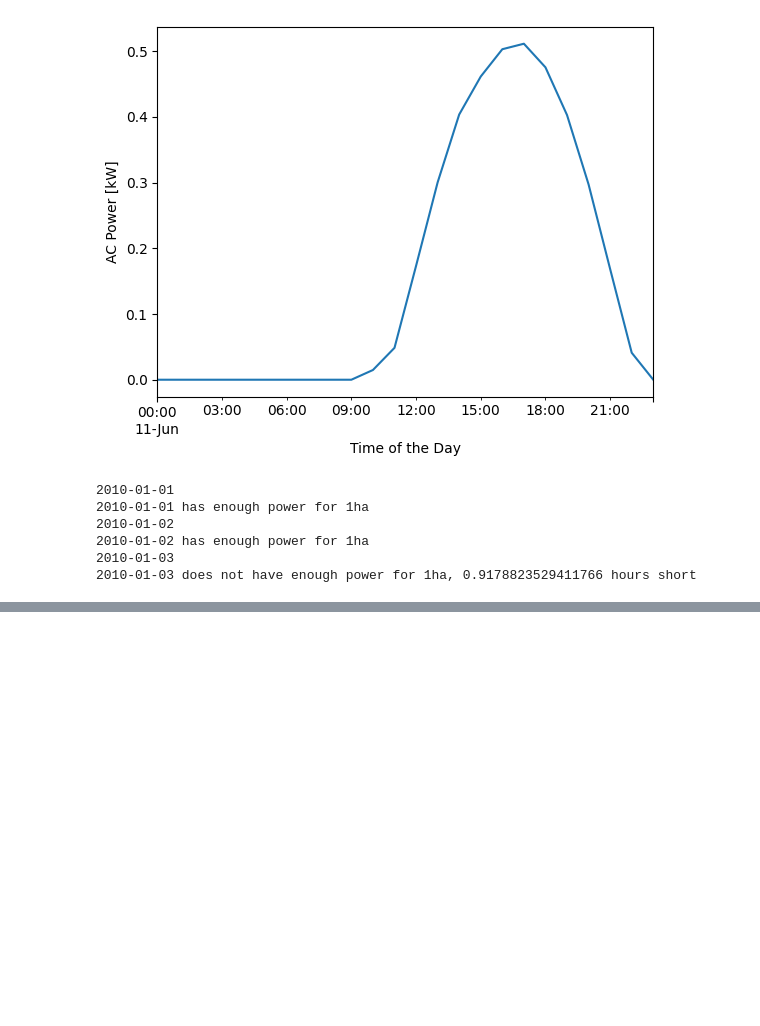
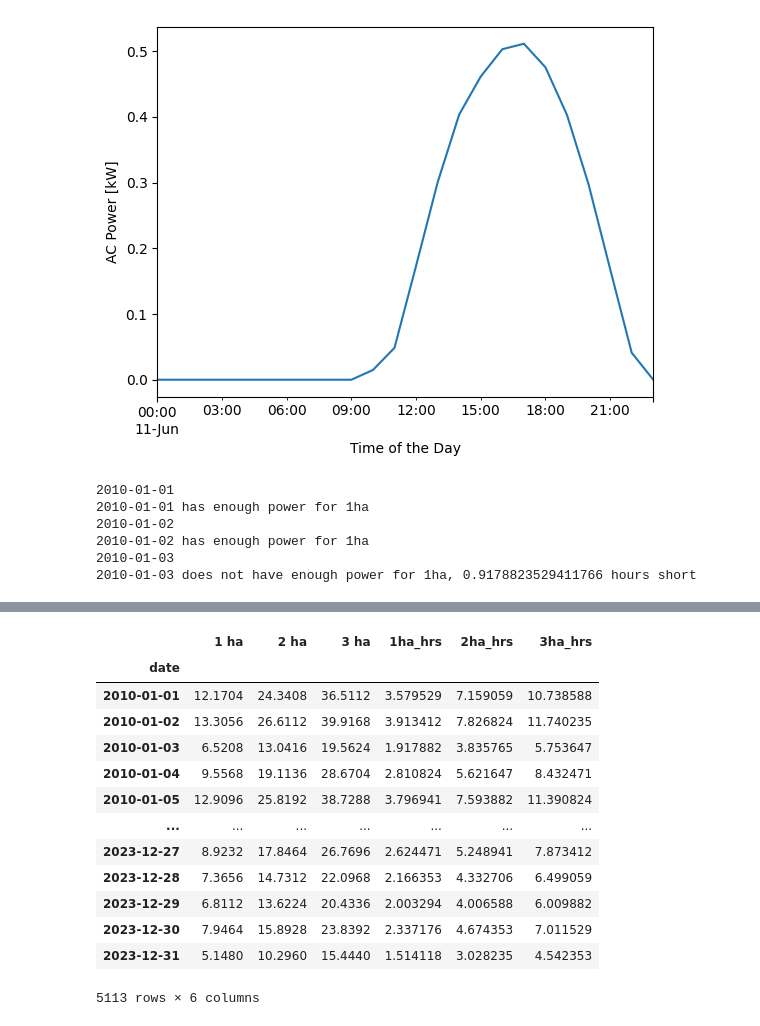
Before and after one commit to mascholten123/Code, a Jupyter notebook: SolarCode/SolarSizing.ipynb, the cells around one changed output, grey strips where cells are left out. Drawn from its saved outputs; the diff is of its cells as text; code cells hidden in the pictures; blank space fills up the shorter version.

```diff
--- a/SolarCode/SolarSizing.ipynb
+++ b/SolarCode/SolarSizing.ipynb
@@ -178,0 +332,17 @@ datetime.date(2010, 1, 1)
+# %%
+df_daily_irrigation
+# %% [output]
+|  | 1 ha | 2 ha | 3 ha | 1ha_hrs | 2ha_hrs | 3ha_hrs |
+| date |  |  |  |  |  |  |
+| 2010-01-01 | 12.1704 | 24.3408 | 36.5112 | 3.579529 | 7.159059 | 10.738588 |
+| 2010-01-02 | 13.3056 | 26.6112 | 39.9168 | 3.913412 | 7.826824 | 11.740235 |
+| 2010-01-03 | 6.5208 | 13.0416 | 19.5624 | 1.917882 | 3.835765 | 5.753647 |
+| 2010-01-04 | 9.5568 | 19.1136 | 28.6704 | 2.810824 | 5.621647 | 8.432471 |
+| 2010-01-05 | 12.9096 | 25.8192 | 38.7288 | 3.796941 | 7.593882 | 11.390824 |
+| ... | ... | ... | ... | ... | ... | ... |
+| 2023-12-27 | 8.9232 | 17.8464 | 26.7696 | 2.624471 | 5.248941 | 7.873412 |
+| 2023-12-28 | 7.3656 | 14.7312 | 22.0968 | 2.166353 | 4.332706 | 6.499059 |
+| 2023-12-29 | 6.8112 | 13.6224 | 20.4336 | 2.003294 | 4.006588 | 6.009882 |
+| 2023-12-30 | 7.9464 | 15.8928 | 23.8392 | 2.337176 | 4.674353 | 7.011529 |
+| 2023-12-31 | 5.1480 | 10.2960 | 15.4440 | 1.514118 | 3.028235 | 4.542353 |
+5113 rows × 6 columns
```
Also changed, not shown: parts of 7 cells of this notebook.
